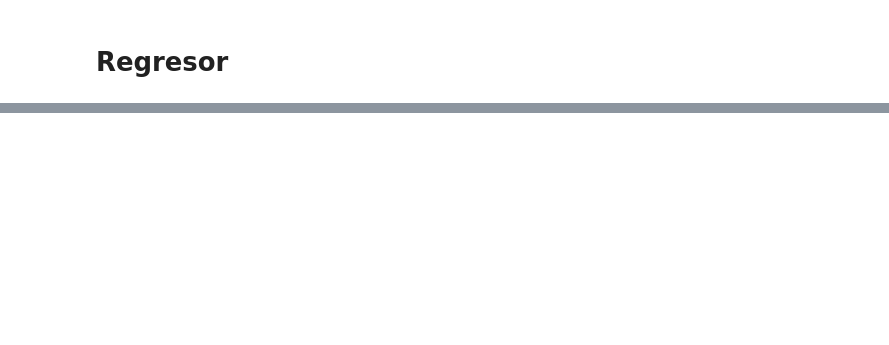
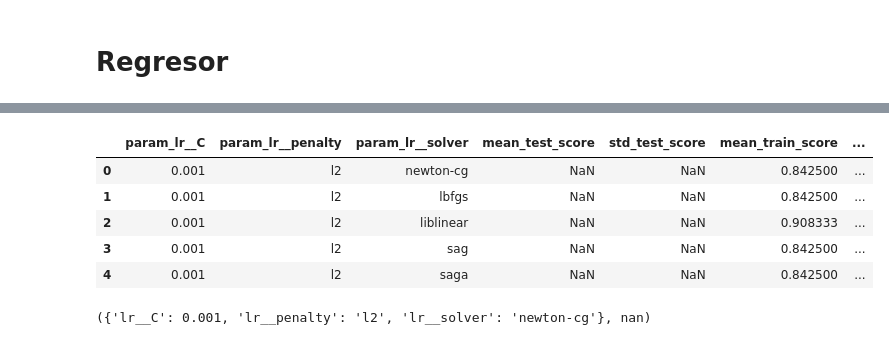
Before and after one commit to andresrg08/Grupo8_Practica2, a Jupyter notebook: Grupo8_Practica2.ipynb, the cells around one changed output, grey strips where cells are left out. Drawn from its saved outputs; the diff is of its cells as text; code cells hidden in the pictures; blank space fills up the shorter version.

```diff
--- a/Grupo8_Practica2.ipynb
+++ b/Grupo8_Practica2.ipynb
@@ -357 +360,11 @@ from sklearn.preprocessing import StandardScaler
+# %%
+# Eliminar las filas con valores faltantes
+df = contenido.dropna()
+
+# Obtener las variables predictoras X y la variable objetivo y
+X = df.drop('Attrition', axis=1)
+y = df['Attrition']
+
+X_train, X_test, y_train, y_test = train_test_split(X, y,
+                                                    test_size=0.2, random_state=53, stratify=y)
 # %%
@@ -374,0 +413,20 @@ You can try to debug the error by setting error_score='raise'.
+# %%
+from sklearn.model_selection import GridSearchCV
+param_grid = [{'lr__penalty': ['l2', 'elascticnet'],
+               'lr__C': [0.001, 0.01, 0.1, 1, 10, 100, 1000],
+               'lr__solver': ['newton-cg', 'lbfgs', 'liblinear', 'sag', 'saga']}]
+
+#budget = 40
+# Cross-validation (3-fold) para la búsqueda de hiper-parámetros
+clf = GridSearchCV(estimator  = pipe_scale_lr,
+                    param_grid = param_grid,
+                    scoring='accuracy',
+                    cv=5,
+                    refit=True,
+                    n_jobs=-1,
+                    verbose=1,
+                    return_train_score=True)
+
+np.random.seed(42)
+
+clf.fit(X=X_train, y=y_train)
@@ -374,0 +469,17 @@ You can try to debug the error by setting error_score='raise'.
+# %%
+resultados = pd.DataFrame(clf.cv_results_)
+resultados.filter(regex = '(param.*|mean_t|std_t)') \
+    .drop(columns = 'params') \
+    .sort_values('mean_test_score', ascending = False) \
+    .head()
+# %% [output]
+|  | param_lr__C | param_lr__penalty | param_lr__solver | mean_test_score | std_test_score | mean_train_score | ... |
+| 0 | 0.001 | l2 | newton-cg | NaN | NaN | 0.842500 | ... |
+| 1 | 0.001 | l2 | lbfgs | NaN | NaN | 0.842500 | ... |
+| 2 | 0.001 | l2 | liblinear | NaN | NaN | 0.908333 | ... |
+| 3 | 0.001 | l2 | sag | NaN | NaN | 0.842500 | ... |
+| 4 | 0.001 | l2 | saga | NaN | NaN | 0.842500 | ... |
+# %%
+clf.best_params_, clf.best_score_
+# %% [output]
+({'lr__C': 0.001, 'lr__penalty': 'l2', 'lr__solver': 'newton-cg'}, nan)
```
Also changed, not shown: parts of 11 cells of this notebook.
